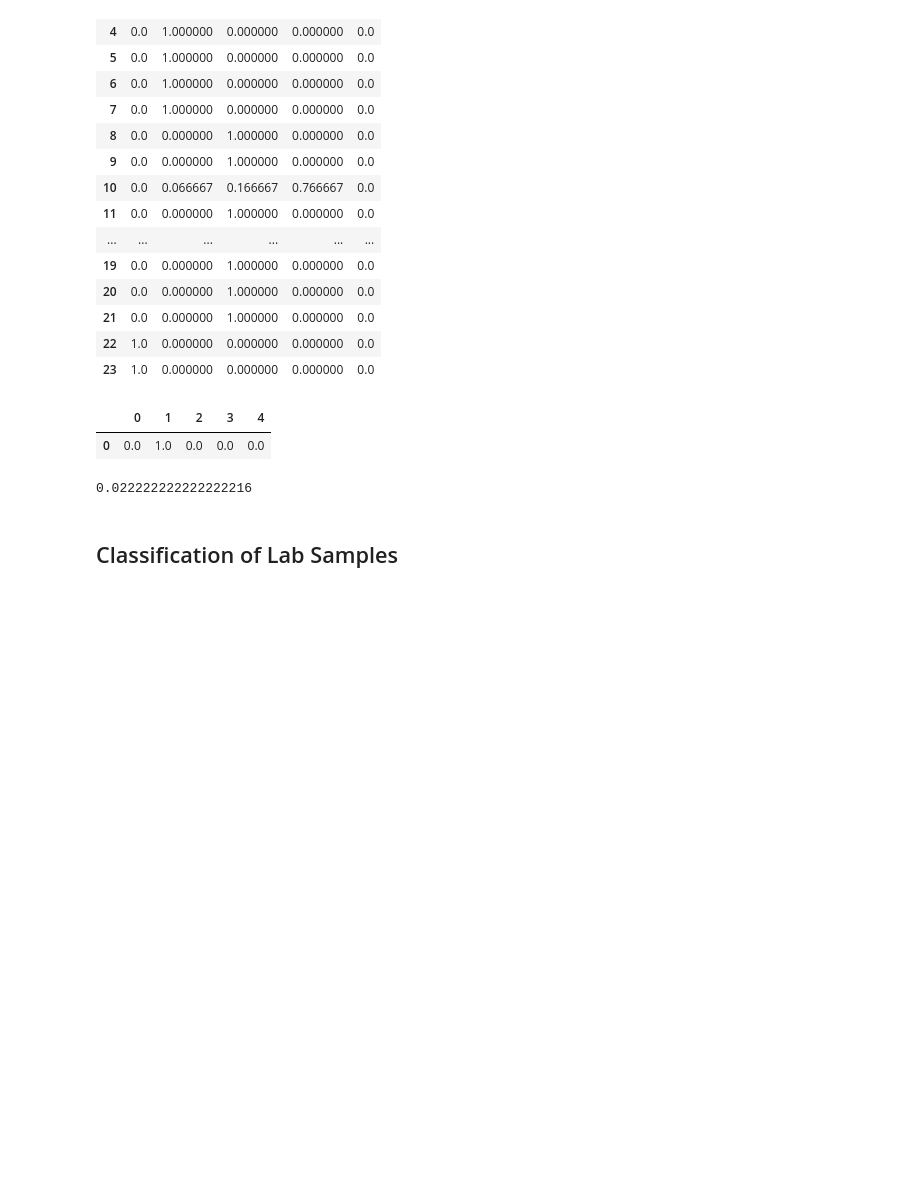
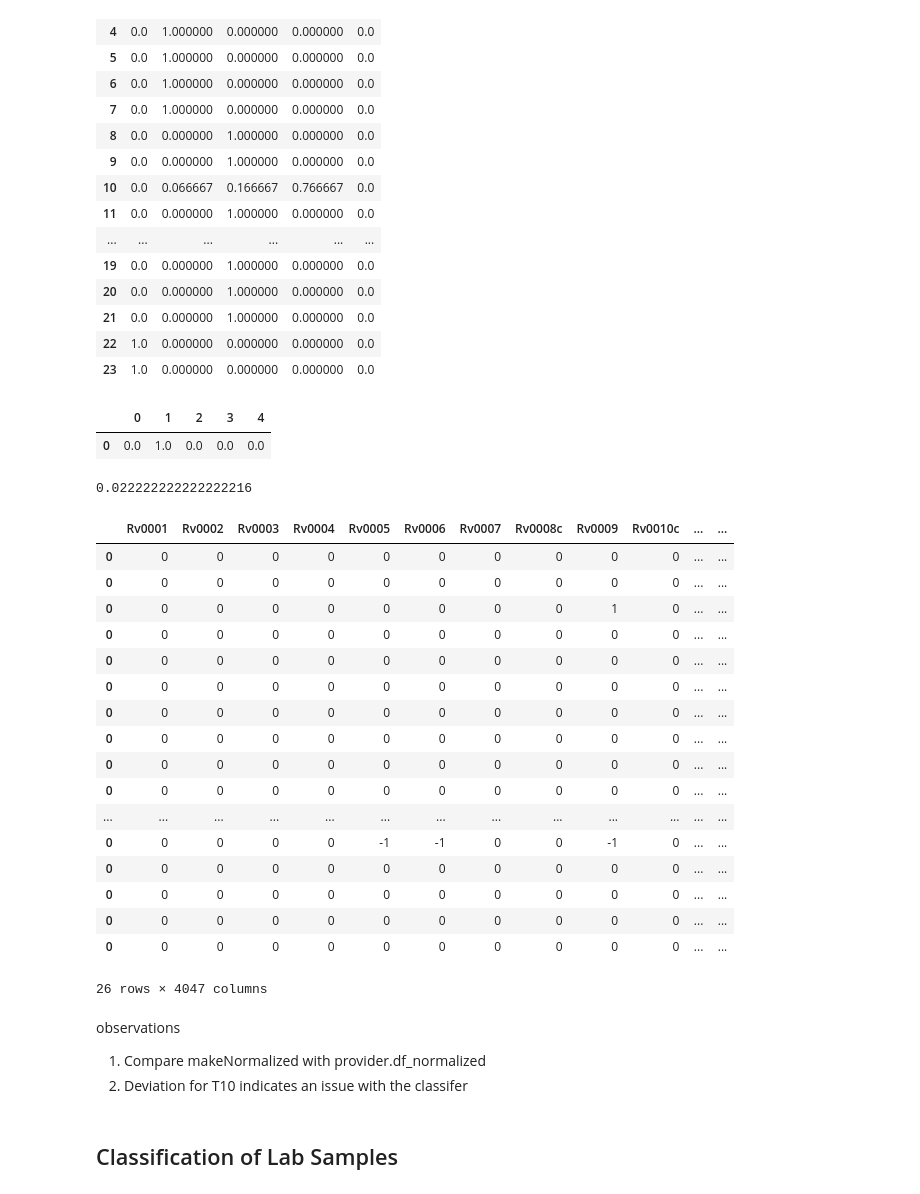
Before and after one commit to uwescience/old_xstate, a Jupyter notebook: notebooks/Classification of Lab Samples.ipynb, the cells around one changed output. Saved outputs shown, nothing was run; the diff lists cells and outputs as text; code cells hidden in the pictures; blank space fills up the shorter version.

```diff
--- a/notebooks/Classification of Lab Samples.ipynb
+++ b/notebooks/Classification of Lab Samples.ipynb
@@ -181,6 +181,33 @@ df_diff = df_diff.applymap(lambda v: np.abs(v))
 df_diff.sum().sum()/len(df_diff)
 # %% [output]
 0.022222222222222216
+# %%
+# Check if the sample trinary values are the same as the computed ones.
+df_features = pd.concat([getTimeSample(n) for n in range(0, 26)])
+df_features
+# %% [output]
+|  | Rv0001 | Rv0002 | Rv0003 | Rv0004 | Rv0005 | Rv0006 | Rv0007 | Rv0008c | Rv0009 | Rv0010c | ... | ... |
+| 0 | 0 | 0 | 0 | 0 | 0 | 0 | 0 | 0 | 0 | 0 | ... | ... |
+| 0 | 0 | 0 | 0 | 0 | 0 | 0 | 0 | 0 | 0 | 0 | ... | ... |
+| 0 | 0 | 0 | 0 | 0 | 0 | 0 | 0 | 0 | 1 | 0 | ... | ... |
+| 0 | 0 | 0 | 0 | 0 | 0 | 0 | 0 | 0 | 0 | 0 | ... | ... |
+| 0 | 0 | 0 | 0 | 0 | 0 | 0 | 0 | 0 | 0 | 0 | ... | ... |
+| 0 | 0 | 0 | 0 | 0 | 0 | 0 | 0 | 0 | 0 | 0 | ... | ... |
+| 0 | 0 | 0 | 0 | 0 | 0 | 0 | 0 | 0 | 0 | 0 | ... | ... |
+| 0 | 0 | 0 | 0 | 0 | 0 | 0 | 0 | 0 | 0 | 0 | ... | ... |
+| 0 | 0 | 0 | 0 | 0 | 0 | 0 | 0 | 0 | 0 | 0 | ... | ... |
+| 0 | 0 | 0 | 0 | 0 | 0 | 0 | 0 | 0 | 0 | 0 | ... | ... |
+| ... | ... | ... | ... | ... | ... | ... | ... | ... | ... | ... | ... | ... |
+| 0 | 0 | 0 | 0 | 0 | -1 | -1 | 0 | 0 | -1 | 0 | ... | ... |
+| 0 | 0 | 0 | 0 | 0 | 0 | 0 | 0 | 0 | 0 | 0 | ... | ... |
+| 0 | 0 | 0 | 0 | 0 | 0 | 0 | 0 | 0 | 0 | 0 | ... | ... |
+| 0 | 0 | 0 | 0 | 0 | 0 | 0 | 0 | 0 | 0 | 0 | ... | ... |
+| 0 | 0 | 0 | 0 | 0 | 0 | 0 | 0 | 0 | 0 | 0 | ... | ... |
+26 rows × 4047 columns
+# %% [markdown]
+observations
+1. Compare makeNormalized with provider.df_normalized
+1. Deviation for T10 indicates an issue with the classifer
 # %% [markdown]
 ## Classification of Lab Samples
 # %%
```
Also changed, not shown: 1 other file.
